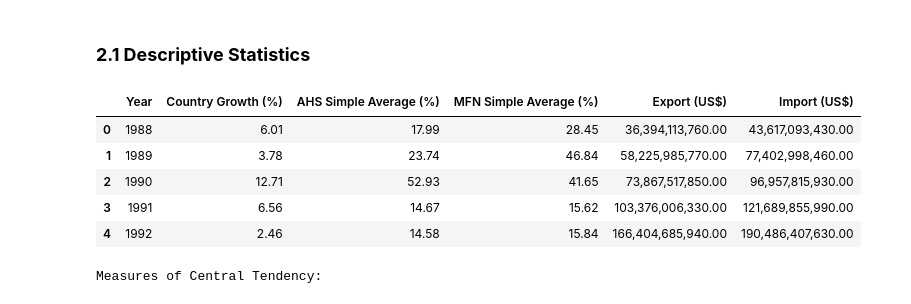
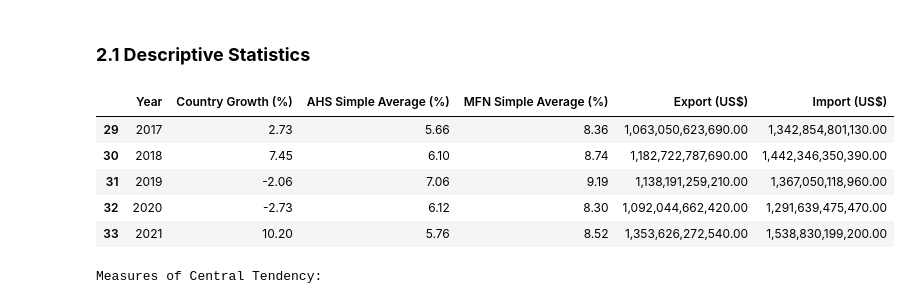
Before and after one commit to abdullahakintobi/IU-Exploratory-Data-Analysis-and-Visualization-DLBDSEDAV01, a Jupyter notebook: notebook/analysis.ipynb, the cells around one changed output. Saved outputs shown, nothing was run; the diff lists cells and outputs as text; code cells hidden in the pictures.

```diff
--- a/notebook/analysis.ipynb
+++ b/notebook/analysis.ipynb
@@ -271,14 +271,14 @@ In the next section, we will load our [processed data](../data/processed/germany
 # %%
 # Load and preview the processed data
 ger_trade = pd.read_csv("../data/processed/germany_trade_data.csv")
-ger_trade.head()
+ger_trade.tail()
 # %% [output]
 |  | Year | Country Growth (%) | AHS Simple Average (%) | MFN Simple Average (%) | Export (US$) | Import (US$) |
-| 0 | 1988 | 6.01 | 17.99 | 28.45 | 36,394,113,760.00 | 43,617,093,430.00 |
-| 1 | 1989 | 3.78 | 23.74 | 46.84 | 58,225,985,770.00 | 77,402,998,460.00 |
-| 2 | 1990 | 12.71 | 52.93 | 41.65 | 73,867,517,850.00 | 96,957,815,930.00 |
-| 3 | 1991 | 6.56 | 14.67 | 15.62 | 103,376,006,330.00 | 121,689,855,990.00 |
-| 4 | 1992 | 2.46 | 14.58 | 15.84 | 166,404,685,940.00 | 190,486,407,630.00 |
+| 29 | 2017 | 2.73 | 5.66 | 8.36 | 1,063,050,623,690.00 | 1,342,854,801,130.00 |
+| 30 | 2018 | 7.45 | 6.10 | 8.74 | 1,182,722,787,690.00 | 1,442,346,350,390.00 |
+| 31 | 2019 | -2.06 | 7.06 | 9.19 | 1,138,191,259,210.00 | 1,367,050,118,960.00 |
+| 32 | 2020 | -2.73 | 6.12 | 8.30 | 1,092,044,662,420.00 | 1,291,639,475,470.00 |
+| 33 | 2021 | 10.20 | 5.76 | 8.52 | 1,353,626,272,540.00 | 1,538,830,199,200.00 |
 # %%
 # Calculate measures of central tendency
 central_tendency = pd.DataFrame(
```
Also changed, not shown: parts of 6 cells of this notebook.
